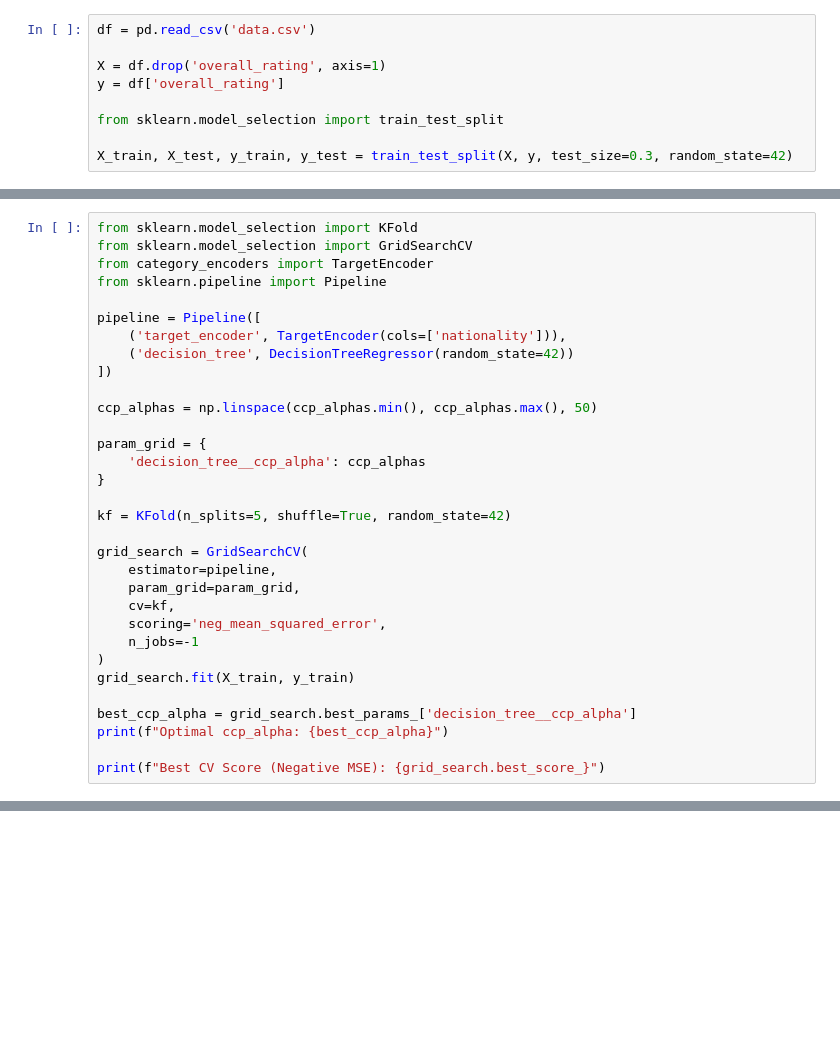
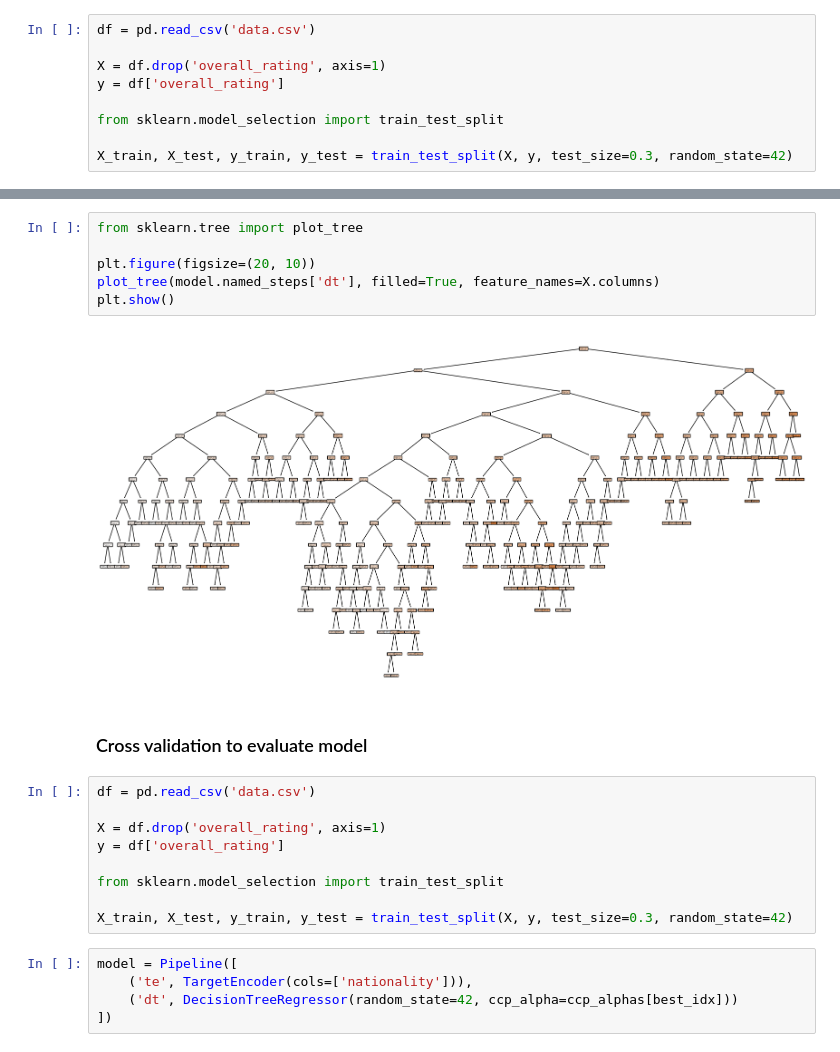
Before and after one commit to nttrung612/Football_Players_Rating_Prediction, a Jupyter notebook: decision_tree.ipynb, the cells around one changed output, grey strips where cells are left out. Drawn from its saved outputs; the diff is of its cells as text; blank space fills up the shorter version.

```diff
--- a/decision_tree.ipynb
+++ b/decision_tree.ipynb
@@ -247,32 +256,0 @@ KeyboardInterrupt:
-# %%
-from sklearn.model_selection import KFold
-from sklearn.model_selection import GridSearchCV
-from category_encoders import TargetEncoder
-from sklearn.pipeline import Pipeline
-
-pipeline = Pipeline([
-    ('target_encoder', TargetEncoder(cols=['nationality'])),
-    ('decision_tree', DecisionTreeRegressor(random_state=42))
-])
-
-ccp_alphas = np.linspace(ccp_alphas.min(), ccp_alphas.max(), 50)
-
-param_grid = {
-    'decision_tree__ccp_alpha': ccp_alphas
-}
-
-kf = KFold(n_splits=5, shuffle=True, random_state=42)
-
-grid_search = GridSearchCV(
-    estimator=pipeline,
-    param_grid=param_grid,
-    cv=kf,
-    scoring='neg_mean_squared_error',
-    n_jobs=-1
-)
-grid_search.fit(X_train, y_train)
-
-best_ccp_alpha = grid_search.best_params_['decision_tree__ccp_alpha']
-print(f"Optimal ccp_alpha: {best_ccp_alpha}")
-
-print(f"Best CV Score (Negative MSE): {grid_search.best_score_}")
@@ -278,0 +286,24 @@ print(f"Best CV Score (Negative MSE): {grid_search.best_score_}")
+# %%
+from sklearn.tree import plot_tree
+
+plt.figure(figsize=(20, 10))
+plot_tree(model.named_steps['dt'], filled=True, feature_names=X.columns)
+plt.show()
+# %% [output]
+[figure, added]
+# %% [markdown]
+### Cross validation to evaluate model
+# %%
+df = pd.read_csv('data.csv')
+
+X = df.drop('overall_rating', axis=1)
+y = df['overall_rating']
+
+from sklearn.model_selection import train_test_split
+
+X_train, X_test, y_train, y_test = train_test_split(X, y, test_size=0.3, random_state=42)
+# %%
+model = Pipeline([
+    ('te', TargetEncoder(cols=['nationality'])),
+    ('dt', DecisionTreeRegressor(random_state=42, ccp_alpha=ccp_alphas[best_idx]))
+])
```
Also changed, not shown: parts of 23 cells of this notebook, 2 other files.
